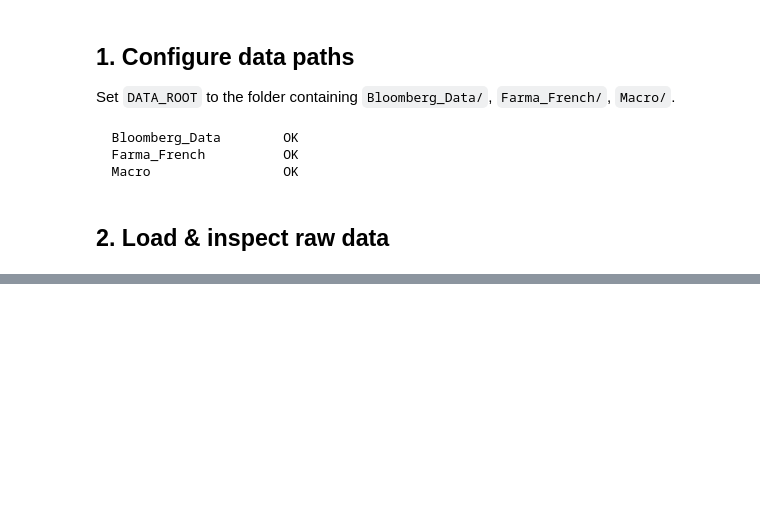
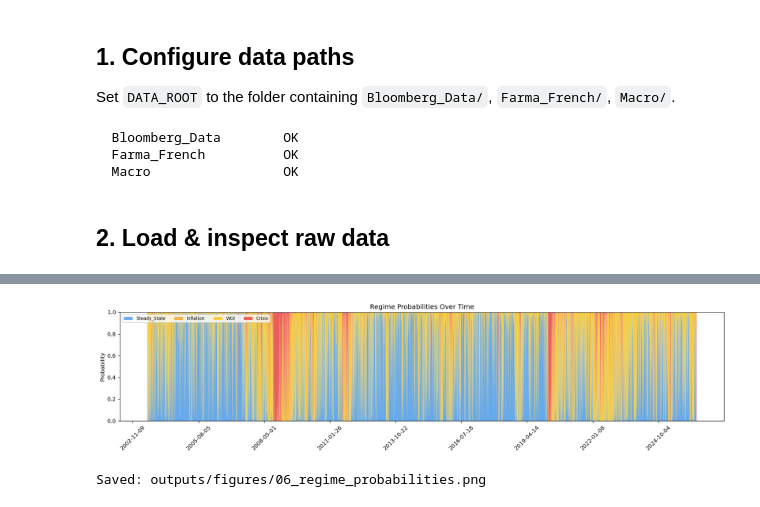
Before and after one commit to htoomtnaing/RegimeModelling, a Jupyter notebook: regime_analysis.ipynb, the cells around one changed output, grey strips where cells are left out. Drawn from its saved outputs; the diff is of its cells as text; code cells hidden in the pictures; blank space fills up the shorter version.

```diff
--- a/regime_analysis.ipynb
+++ b/regime_analysis.ipynb
@@ -384,0 +406,11 @@ print('Outputs saved to outputs/')
+# %%
+fig = plot_regime_probabilities(
+    model.probabilities, model.regime_names,
+    title='Regime Probabilities Over Time', figsize=(16, 4)
+)
+fig.savefig('outputs/figures/06_regime_probabilities.png', dpi=150, bbox_inches='tight')
+plt.show()
+print('Saved: outputs/figures/06_regime_probabilities.png')
+# %% [output]
+[figure, added]
+Saved: outputs/figures/06_regime_probabilities.png
```
Also changed, not shown: parts of 68 cells of this notebook, 24 other files.
